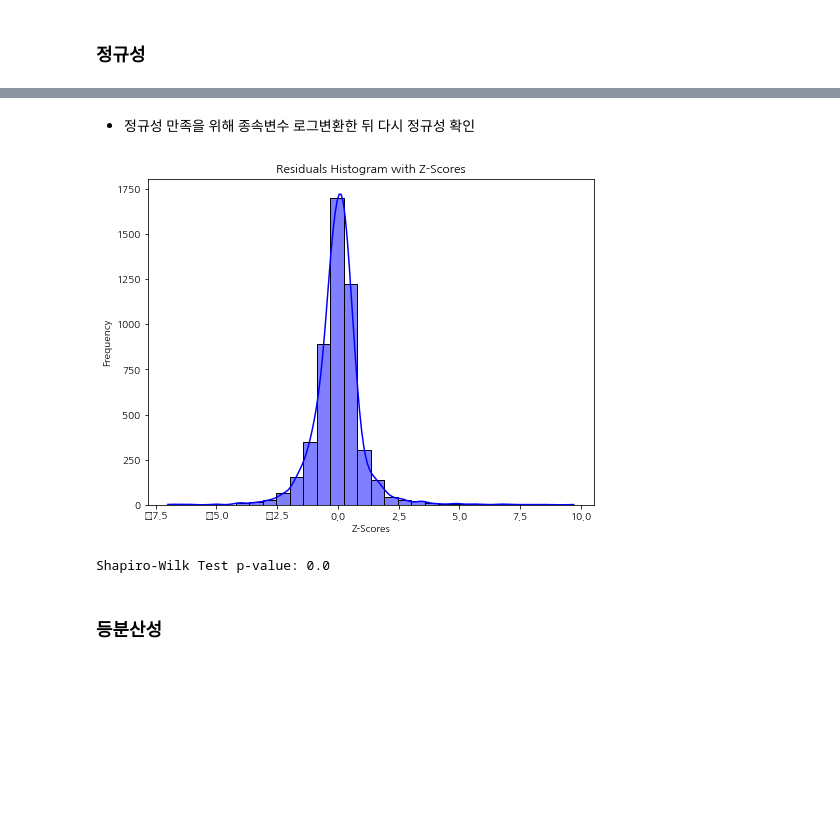
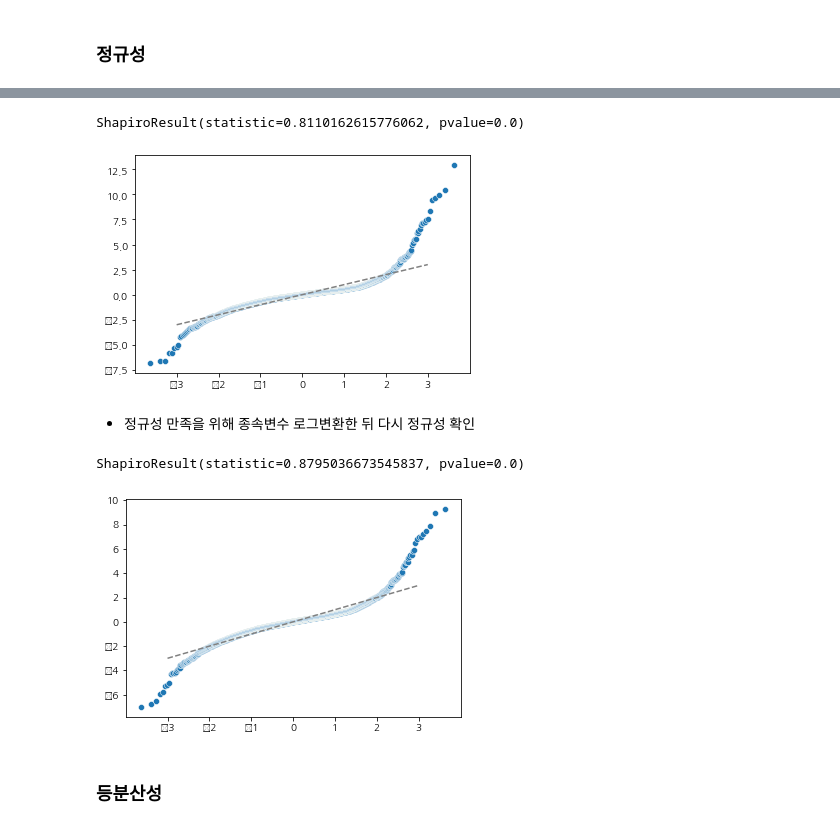
Before and after one commit to HSYhrae/team3_semi_project, a Jupyter notebook: Regression_analysis.ipynb, the cells around one changed output, grey strips where cells are left out. Cells and saved outputs as stored; diff of their text form; code cells hidden in the pictures; blank space fills up the shorter version.

```diff
--- a/Regression_analysis.ipynb
+++ b/Regression_analysis.ipynb
@@ -162,0 +127,2 @@ memory usage: 781.4+ KB
+# %%
+df_encoded, columns_encoded = oh_encoding(df)
@@ -389,0 +253,3 @@ vif.sort_values(by='VIF', ascending=False)
+# %%
+model = pd.DataFrame(model.summary().tables[1])
+model
@@ -389,0 +272,6 @@ vif.sort_values(by='VIF', ascending=False)
+# %%
+delete_columns = []
+for i in range(2, len(model.index)):
+    if float(model.iloc[i, 4].data) > 0.05 and vif['VIF'].iloc[i-2] > 10:
+        delete_columns.append(model.iloc[i, 0].data)
+delete_columns
@@ -433,3 +322,20 @@ Covariance Type:            nonrobust
 
 Notes:
 [1] Standard Errors assume that the covariance matrix of the errors is correctly specified.
+# %%
+selected_features.remove('HSP_index')
+
+# X 데이터 선택
+X = df_encoded[selected_features]
+
+# 상수항 추가
+X = sm.add_constant(X)
+
+# 종속 변수 선택
+Y = df_encoded['JS_Price']
+
+# 회귀 모델 생성
+model = sm.OLS(Y, X).fit()
+
+# 결과 요약 출력
+print(model.summary())
@@ -539,3 +379,18 @@ Shapiro-Wilk Test p-value: 0.0
+# %%
+fitted = model.predict(X)
+residual = df_encoded['JS_Price'] - fitted
+sr = scipy.stats.zscore(residual)
+(x, y), _ = scipy.stats.probplot(sr)
+
+# Scatterplot 그리기
+sns.scatterplot(x=x, y=y)
+plt.plot([-3, 3], [-3, 3], '--', color='grey')
+
+# Shapiro-Wilk 정규성 검정
+scipy.stats.shapiro(residual)
+# %% [output]
+ShapiroResult(statistic=0.8110162615776062, pvalue=0.0)
+[figure, added]
 # %% [markdown]
 - 정규성 만족을 위해 종속변수 로그변환한 뒤 다시 정규성 확인
 # %%
@@ -554,28 +409,25 @@ Y = df_encoded['JS_Price']
 model = sm.OLS(Y, X).fit()
 # %%
 fitted = model.predict(X)
+residual = df_encoded['JS_Price'] - fitted
+sr = scipy.stats.zscore(residual)
+(x, y), _ = scipy.stats.probplot(sr)
 
 # 회귀분석 모델을 통해 얻은 잔차 계산
 residual = df_encoded['JS_Price'] - fitted
 
 # 잔차의 Z-score 계산
 sr = stats.zscore(residual)
 
-# Z-score를 이용한 히스토그램
-plt.figure(figsize=(8, 6))
-sns.histplot(sr, kde=True, bins=30, color='blue')
-plt.title('Residuals Histogram with Z-Scores')
-plt.xlabel('Z-Scores')
-plt.ylabel('Frequency')
-plt.show()
+# Scatterplot 그리기
+sns.scatterplot(x=x, y=y)
+plt.plot([-3, 3], [-3, 3], '--', color='grey')
 
 # Shapiro-Wilk 정규성 검정
-shapiro_test = stats.shapiro(residual)
-p_value = shapiro_test.pvalue
-print('Shapiro-Wilk Test p-value:', p_value)
+scipy.stats.shapiro(residual)
 # %% [output]
+ShapiroResult(statistic=0.8795036673545837, pvalue=0.0)
-[figure, old version]
+[figure, new version]
-Shapiro-Wilk Test p-value: 0.0
 # %% [markdown]
 ### 등분산성
 # %%
```
Also changed, not shown: parts of 43 cells of this notebook, 7 other files.
